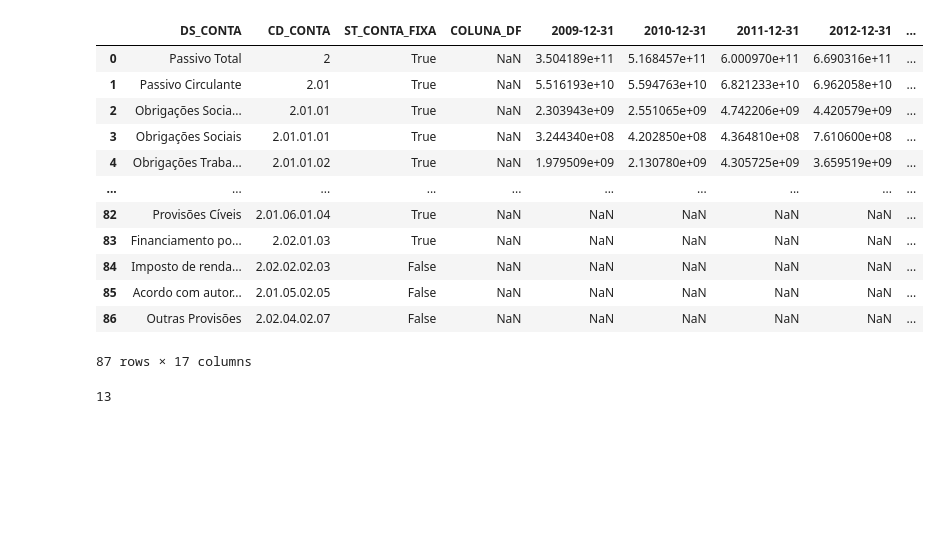
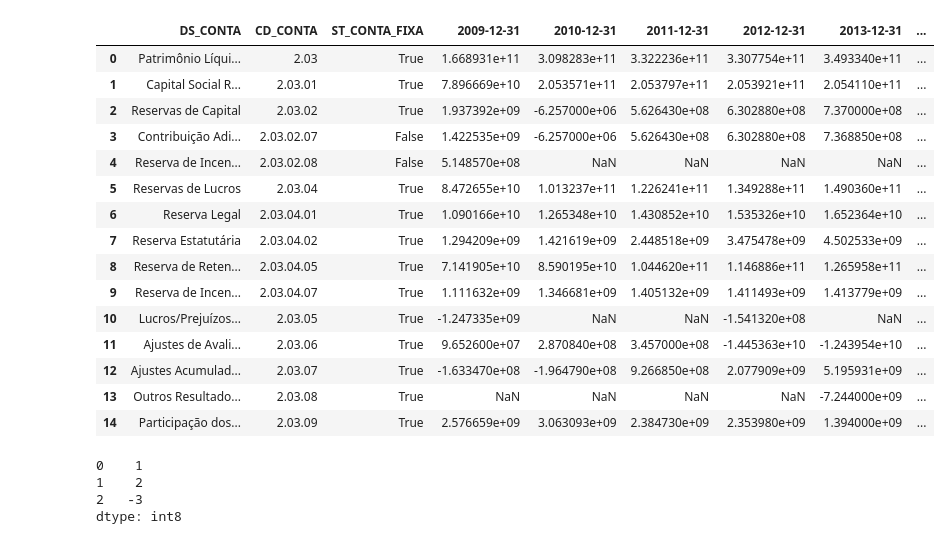
Before and after one commit to crdcj/FinLogic, a Jupyter notebook: explore_company.ipynb, the cells around one changed output. Saved outputs shown, nothing was run; the diff lists cells and outputs as text; code cells hidden in the pictures; blank space fills up the shorter version.

```diff
--- a/explore_company.ipynb
+++ b/explore_company.ipynb
@@ -48,23 +80,29 @@ memory usage: 11.6+ KB
 # %%
-petro.liabilities_and_equity
+petro.equity
 # %% [output]
-|  | DS_CONTA | CD_CONTA | ST_CONTA_FIXA | COLUNA_DF | 2009-12-31 | 2010-12-31 | 2011-12-31 | 2012-12-31 | ... |
-| 0 | Passivo Total | 2 | True | NaN | 3.504189e+11 | 5.168457e+11 | 6.000970e+11 | 6.690316e+11 | ... |
-| 1 | Passivo Circulante | 2.01 | True | NaN | 5.516193e+10 | 5.594763e+10 | 6.821233e+10 | 6.962058e+10 | ... |
-| 2 | Obrigações Socia... | 2.01.01 | True | NaN | 2.303943e+09 | 2.551065e+09 | 4.742206e+09 | 4.420579e+09 | ... |
-| 3 | Obrigações Sociais | 2.01.01.01 | True | NaN | 3.244340e+08 | 4.202850e+08 | 4.364810e+08 | 7.610600e+08 | ... |
-| 4 | Obrigações Traba... | 2.01.01.02 | True | NaN | 1.979509e+09 | 2.130780e+09 | 4.305725e+09 | 3.659519e+09 | ... |
-| ... | ... | ... | ... | ... | ... | ... | ... | ... | ... |
-| 82 | Provisões Cíveis | 2.01.06.01.04 | True | NaN | NaN | NaN | NaN | NaN | ... |
-| 83 | Financiamento po... | 2.02.01.03 | True | NaN | NaN | NaN | NaN | NaN | ... |
-| 84 | Imposto de renda... | 2.02.02.02.03 | False | NaN | NaN | NaN | NaN | NaN | ... |
-| 85 | Acordo com autor... | 2.01.05.02.05 | False | NaN | NaN | NaN | NaN | NaN | ... |
-| 86 | Outras Provisões | 2.02.04.02.07 | False | NaN | NaN | NaN | NaN | NaN | ... |
+|  | DS_CONTA | CD_CONTA | ST_CONTA_FIXA | 2009-12-31 | 2010-12-31 | 2011-12-31 | 2012-12-31 | 2013-12-31 | ... |
+| 0 | Patrimônio Líqui... | 2.03 | True | 1.668931e+11 | 3.098283e+11 | 3.322236e+11 | 3.307754e+11 | 3.493340e+11 | ... |
+| 1 | Capital Social R... | 2.03.01 | True | 7.896669e+10 | 2.053571e+11 | 2.053797e+11 | 2.053921e+11 | 2.054110e+11 | ... |
+| 2 | Reservas de Capital | 2.03.02 | True | 1.937392e+09 | -6.257000e+06 | 5.626430e+08 | 6.302880e+08 | 7.370000e+08 | ... |
+| 3 | Contribuição Adi... | 2.03.02.07 | False | 1.422535e+09 | -6.257000e+06 | 5.626430e+08 | 6.302880e+08 | 7.368850e+08 | ... |
+| 4 | Reserva de Incen... | 2.03.02.08 | False | 5.148570e+08 | NaN | NaN | NaN | NaN | ... |
+| 5 | Reservas de Lucros | 2.03.04 | True | 8.472655e+10 | 1.013237e+11 | 1.226241e+11 | 1.349288e+11 | 1.490360e+11 | ... |
+| 6 | Reserva Legal | 2.03.04.01 | True | 1.090166e+10 | 1.265348e+10 | 1.430852e+10 | 1.535326e+10 | 1.652364e+10 | ... |
+| 7 | Reserva Estatutária | 2.03.04.02 | True | 1.294209e+09 | 1.421619e+09 | 2.448518e+09 | 3.475478e+09 | 4.502533e+09 | ... |
+| 8 | Reserva de Reten... | 2.03.04.05 | True | 7.141905e+10 | 8.590195e+10 | 1.044620e+11 | 1.146886e+11 | 1.265958e+11 | ... |
+| 9 | Reserva de Incen... | 2.03.04.07 | True | 1.111632e+09 | 1.346681e+09 | 1.405132e+09 | 1.411493e+09 | 1.413779e+09 | ... |
+| 10 | Lucros/Prejuízos... | 2.03.05 | True | -1.247335e+09 | NaN | NaN | -1.541320e+08 | NaN | ... |
+| 11 | Ajustes de Avali... | 2.03.06 | True | 9.652600e+07 | 2.870840e+08 | 3.457000e+08 | -1.445363e+10 | -1.243954e+10 | ... |
+| 12 | Ajustes Acumulad... | 2.03.07 | True | -1.633470e+08 | -1.964790e+08 | 9.266850e+08 | 2.077909e+09 | 5.195931e+09 | ... |
+| 13 | Outros Resultado... | 2.03.08 | True | NaN | NaN | NaN | NaN | -7.244000e+09 | ... |
+| 14 | Participação dos... | 2.03.09 | True | 2.576659e+09 | 3.063093e+09 | 2.384730e+09 | 2.353980e+09 | 1.394000e+09 | ... |
-87 rows × 17 columns
-# %%
-df.DT_FIM_EXERC.nunique()
-# %% [output]
-13
+# %%
+pd.to_numeric(s, downcast='integer')
+# %% [output]
+0    1
+1    2
+2   -3
+dtype: int8
 # %%
 for column, c_type in zip(df.columns, df.dtypes):
     if (c_type != 'int8') and (c_type != 'bool') and (c_type != 'float64'):
```
Also changed, not shown: parts of 5 cells of this notebook, 3 other files.
